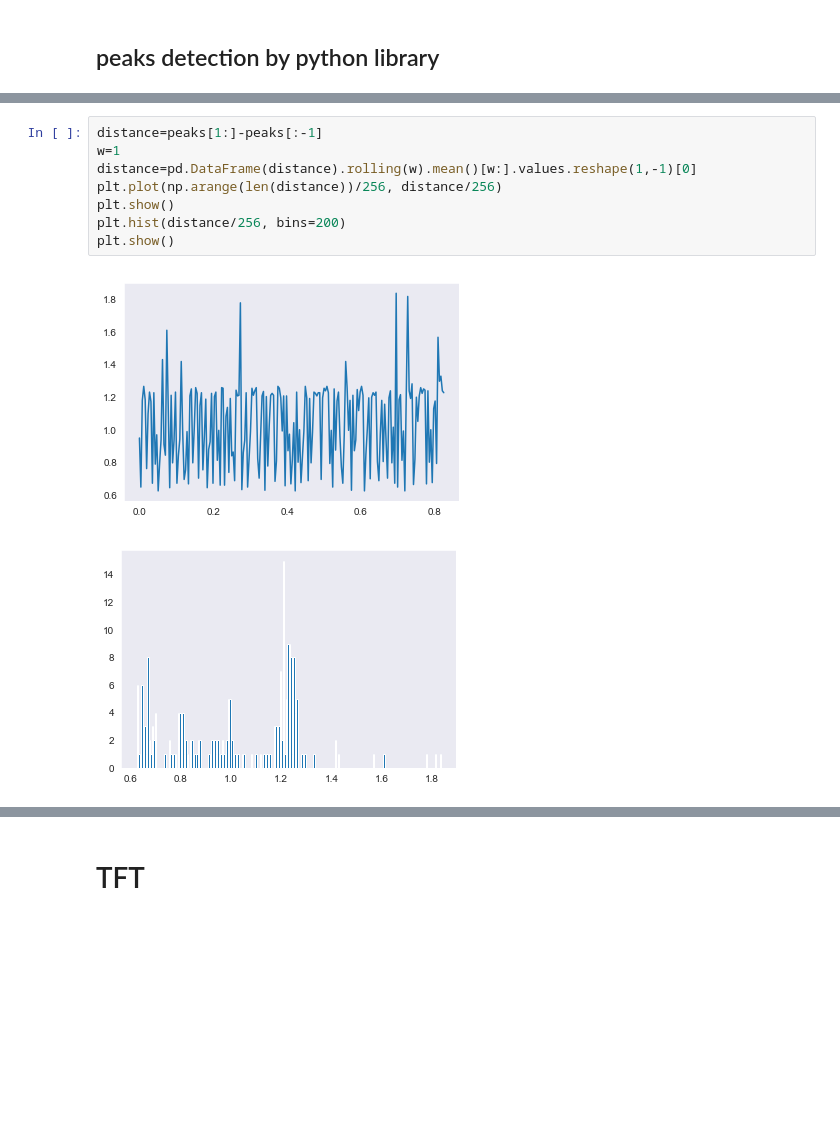
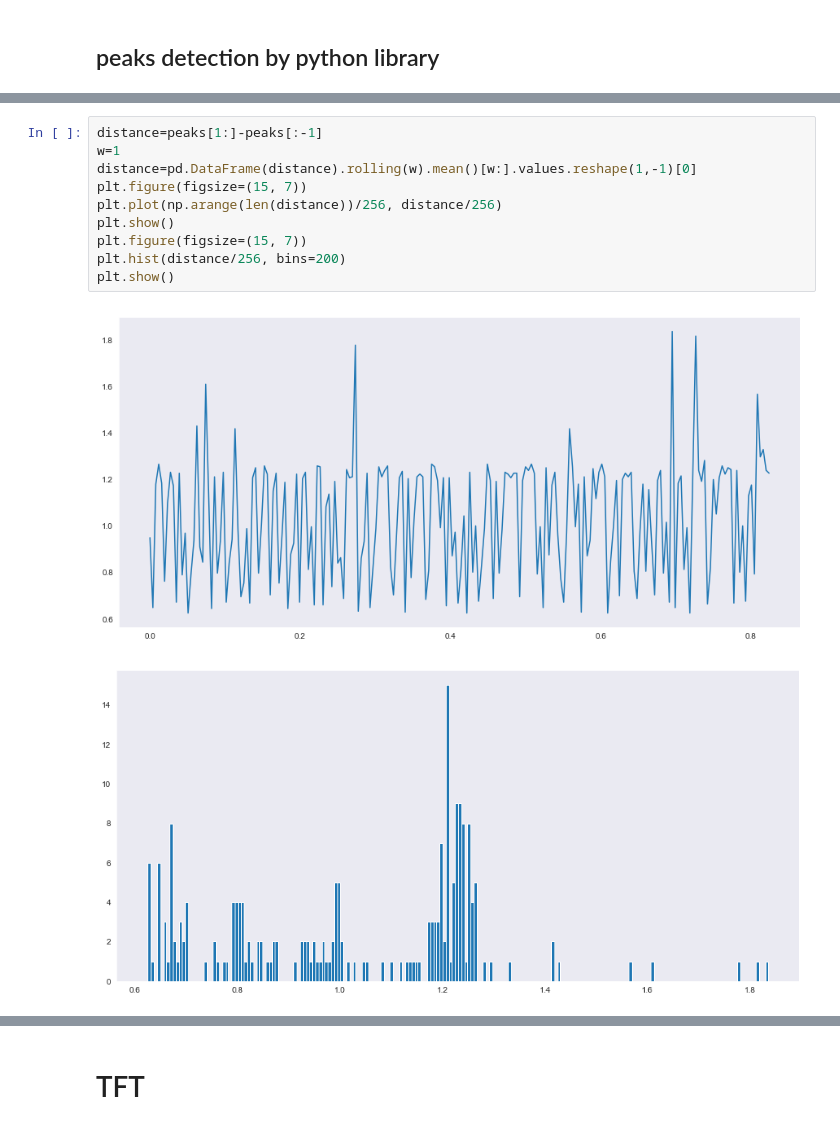
Before and after one commit to YosriSakly/Geste-et-intelligence-artificielle-HRV-fatigue, a Jupyter notebook: Copy-Yosri.ipynb, the cells around one changed output, grey strips where cells are left out. Saved outputs shown, nothing was run; the diff lists cells and outputs as text; blank space fills up the shorter version.

```diff
--- a/Copy-Yosri.ipynb
+++ b/Copy-Yosri.ipynb
@@ -189,14 +192,16 @@ plt.show()
 # %%
 distance=peaks[1:]-peaks[:-1]
 w=1
 distance=pd.DataFrame(distance).rolling(w).mean()[w:].values.reshape(1,-1)[0]
+plt.figure(figsize=(15, 7))
 plt.plot(np.arange(len(distance))/256, distance/256)
 plt.show()
+plt.figure(figsize=(15, 7))
 plt.hist(distance/256, bins=200)
 plt.show()
 # %% [output]
-[figure, old version]
+[figure, new version]
-[figure, old version]
+[figure, new version]
 # %%
 distance=peaks[1:]-peaks[:-1]
 
```
Also changed, not shown: parts of 6 cells of this notebook.
